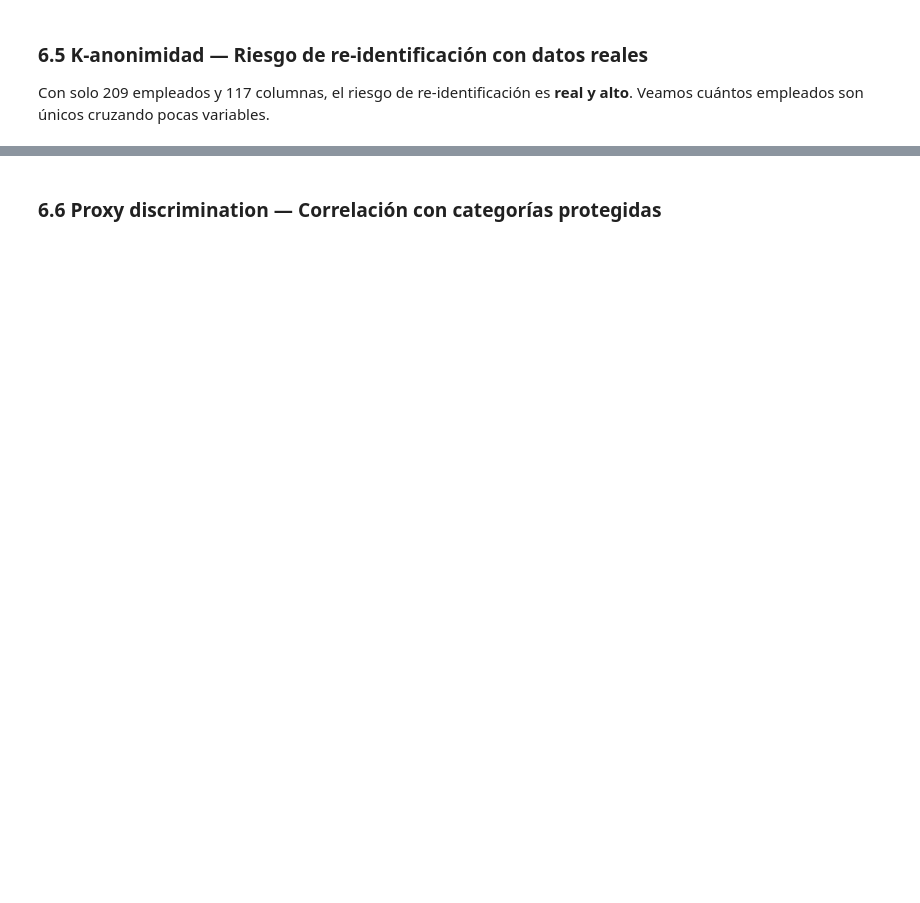
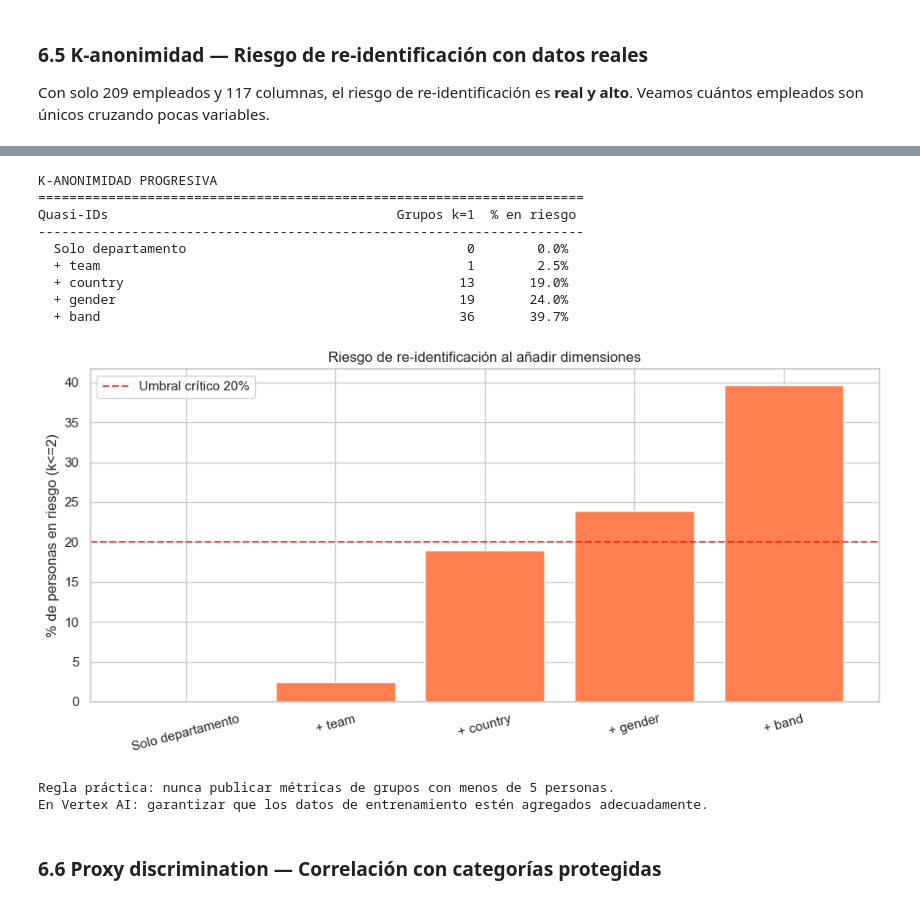
Before and after one commit to carlosgutierrezch/curso-vertexai, a Jupyter notebook: modulo_01_contexto_people_analytics/notebook.ipynb, the cells around one changed output, grey strips where cells are left out. Drawn from its saved outputs; the diff is of its cells as text; code cells hidden in the pictures; blank space fills up the shorter version.

Commit message:
limpieza de folder para compartir con cliente, datos listos

```diff
--- a/modulo_01_contexto_people_analytics/notebook.ipynb
+++ b/modulo_01_contexto_people_analytics/notebook.ipynb
@@ -851,37 +987,50 @@ print("-" * 70)
 results = []
 for cols, label in quasi_id_levels:
     sql = f"""
-    WITH groups AS (
+    WITH grps AS (
         SELECT {cols}, COUNT(*) AS gs
         FROM `{PROJECT_ID}.{SILVER}.dim_employee`
         WHERE is_active
         GROUP BY {cols}
     )
     SELECT
         COUNTIF(gs = 1) AS k1,
         SUM(IF(gs <= 2, gs, 0)) AS risk,
         SUM(gs) AS total
-    FROM groups
+    FROM grps
     """
     r = client.query(sql).to_dataframe().iloc[0]
     pct = r['risk'] / r['total'] * 100 if r['total'] > 0 else 0
     print(f"  {label:<43} {r['k1']:>10} {pct:>10.1f}%")
     results.append({'label': label, 'k1': r['k1'], 'pct_risk': pct})
 
 # Visualización
 df_kanon_prog = pd.DataFrame(results)
 fig, ax = plt.subplots(figsize=(10, 5))
 ax.bar(df_kanon_prog['label'], df_kanon_prog['pct_risk'], color='coral')
 ax.set_ylabel('% de personas en riesgo (k<=2)')
 ax.set_title('Riesgo de re-identificación al añadir dimensiones')
 ax.axhline(y=20, color='red', linestyle='--', alpha=0.7, label='Umbral crítico 20%')
 ax.legend()
 plt.xticks(rotation=15)
 plt.tight_layout()
 plt.show()
 
 print("\nRegla práctica: nunca publicar métricas de grupos con menos de 5 personas.")
 print("En Vertex AI: garantizar que los datos de entrenamiento estén agregados adecuadamente.")
+# %% [output]
+K-ANONIMIDAD PROGRESIVA
+======================================================================
+Quasi-IDs                                     Grupos k=1  % en riesgo
+----------------------------------------------------------------------
+  Solo departamento                                    0        0.0%
+  + team                                               1        2.5%
+  + country                                           13       19.0%
+  + gender                                            19       24.0%
+  + band                                              36       39.7%
+[figure, added]
+Regla práctica: nunca publicar métricas de grupos con menos de 5 personas.
+En Vertex AI: garantizar que los datos de entrenamiento estén agregados adecuadamente.
 # %% [markdown]
 ### 6.6 Proxy discrimination — Correlación con categorías protegidas
 # %%
```
Also changed, not shown: parts of 22 cells of this notebook, 7 other files.
